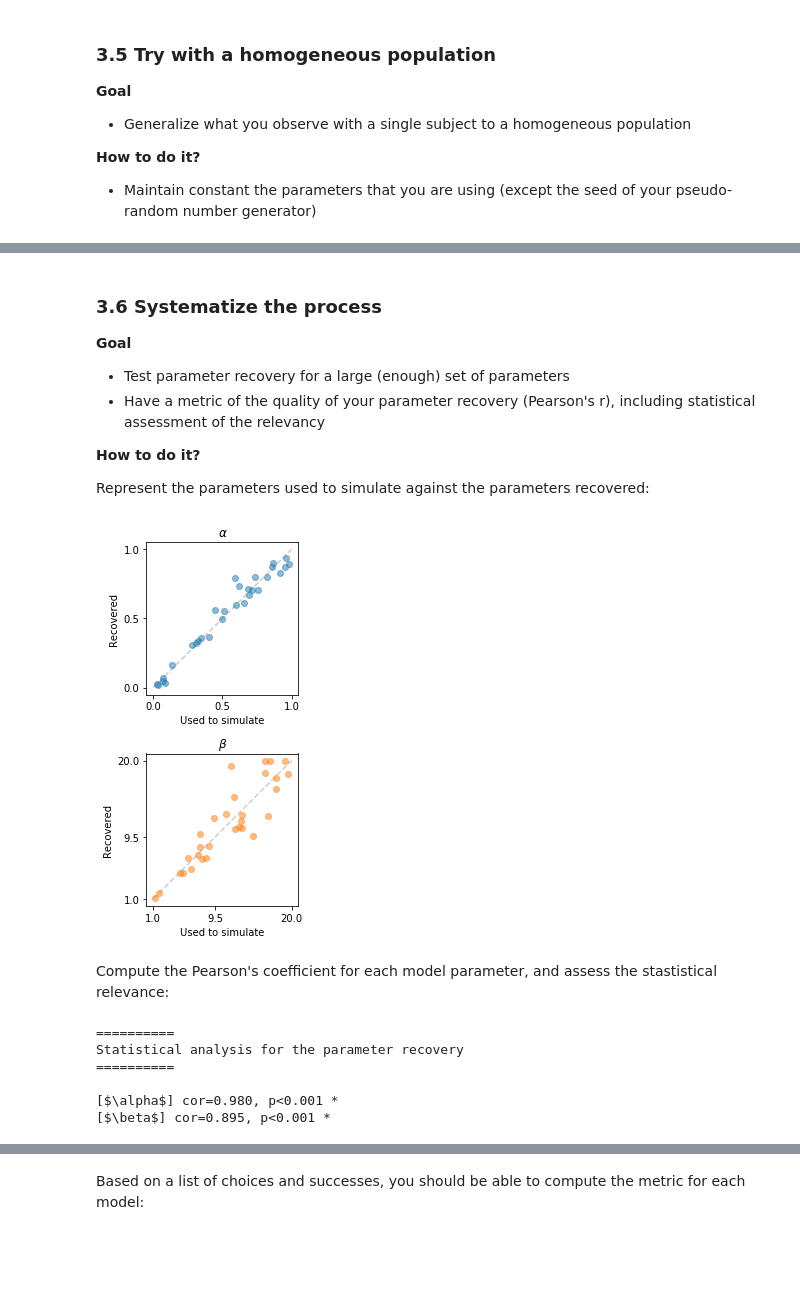
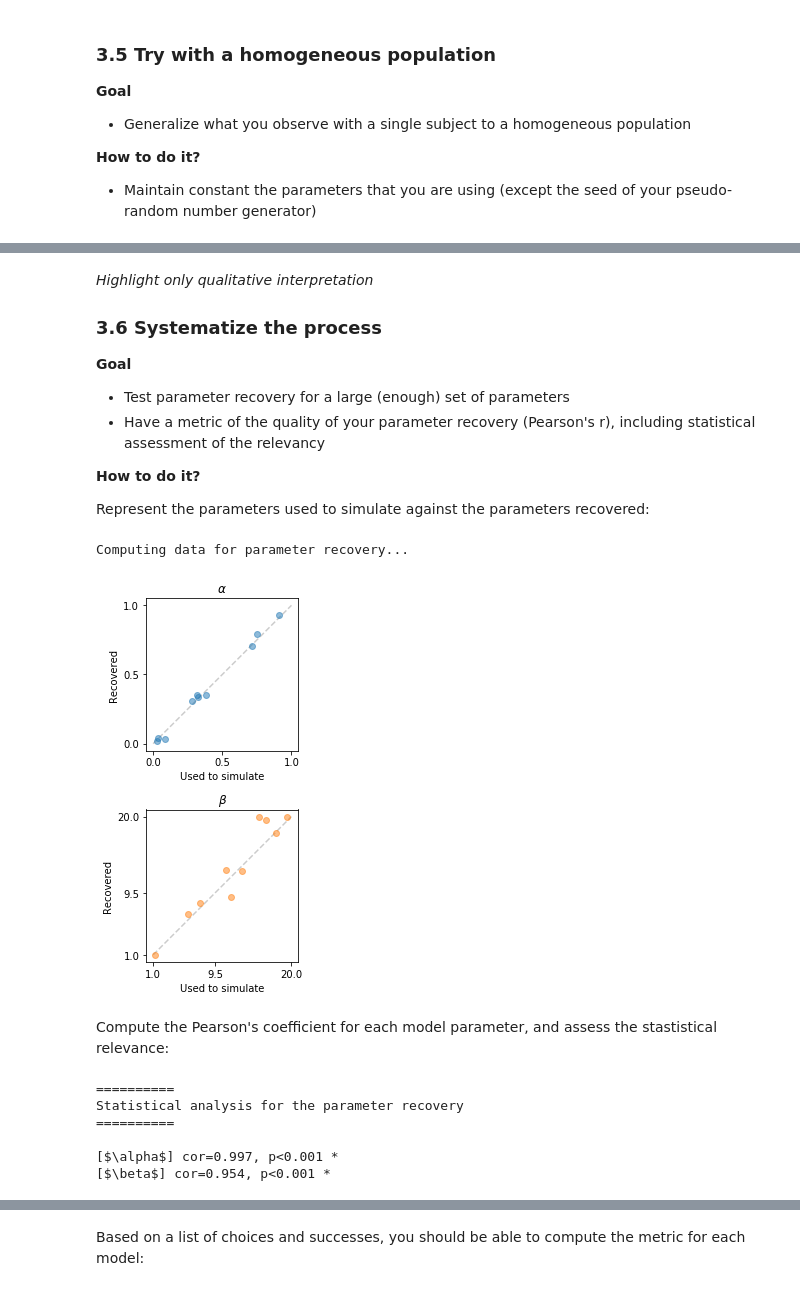
Before and after one commit to AurelienNioche/LectureCognitiveModeling, a Jupyter notebook: main.ipynb, the cells around one changed output, grey strips where cells are left out. Saved outputs shown, nothing was run; the diff lists cells and outputs as text; code cells hidden in the pictures; blank space fills up the shorter version.

```diff
--- a/main.ipynb
+++ b/main.ipynb
@@ -877,5 +893,7 @@ plot.comparison_best_fit_rw_pop(
 [figure]
 # %% [markdown]
+*Highlight only qualitative interpretation*
+
 ### 3.6 Systematize the process
 
 **Goal**
@@ -909,35 +927,36 @@ def data_param_recovery(model, n_sets, seed):
         param_to_sim = \
             [np.random.uniform(*b)
              for b in model.fit_bounds]
 
         # Simulate
         choices, successes = run_simulation(seed=set_idx,
                                             agent_model=model,
                                             param=param_to_sim)
 
         # Create the optimizer and run it
         opt = BanditOptimizer(choices=choices,
                               successes=successes,
                               model=model)
         best_param, best_value = opt.run()
 
         # Backup
         for i in range(n_param):
             param[i, 0, set_idx] = param_to_sim[i]
             param[i, 1, set_idx] = best_param[i]
 
     return param
 
 
 # Get data
-P_RCV = data_param_recovery(model=RW, n_sets=30, seed=234)
+P_RCV = data_param_recovery(model=RW, n_sets=10, seed=234)
 
 # Plot
 plot.parameter_recovery(data=P_RCV,
                         param_names=RW.param_labels,
                         param_bounds=RW.fit_bounds)
 # %% [output]
+Computing data for parameter recovery...
-[figure, old version]
+[figure, new version]
 # %% [markdown]
 Compute the Pearson's coefficient for each model parameter, and assess the stastistical relevance:
 # %%
@@ -948,8 +967,8 @@ stats.correlation_recovery(data=P_RCV, param_names=RW.param_labels)
 Statistical analysis for the parameter recovery
 ==========
 
-[$\alpha$] cor=0.980, p<0.001 *
-[$\beta$] cor=0.895, p<0.001 *
+[$\alpha$] cor=0.997, p<0.001 *
+[$\beta$] cor=0.954, p<0.001 *
 # %% [markdown]
 
 ## 4. Model Recovery
```
Also changed, not shown: parts of 19 cells of this notebook, 1 other file.
